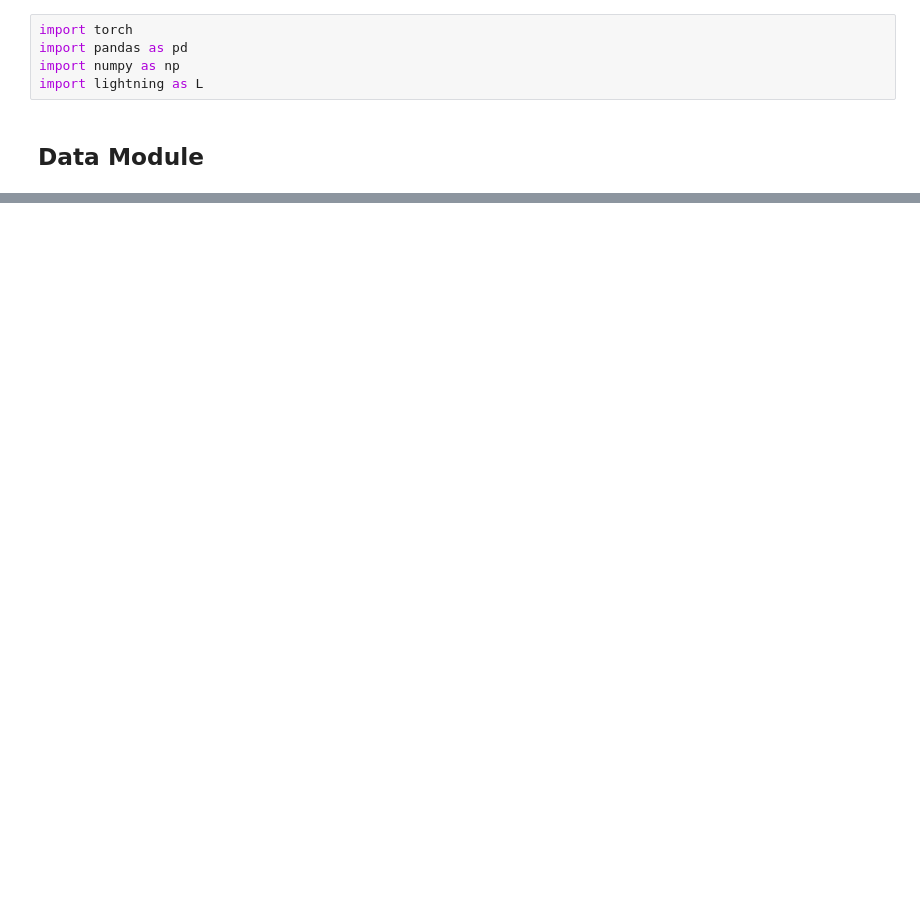
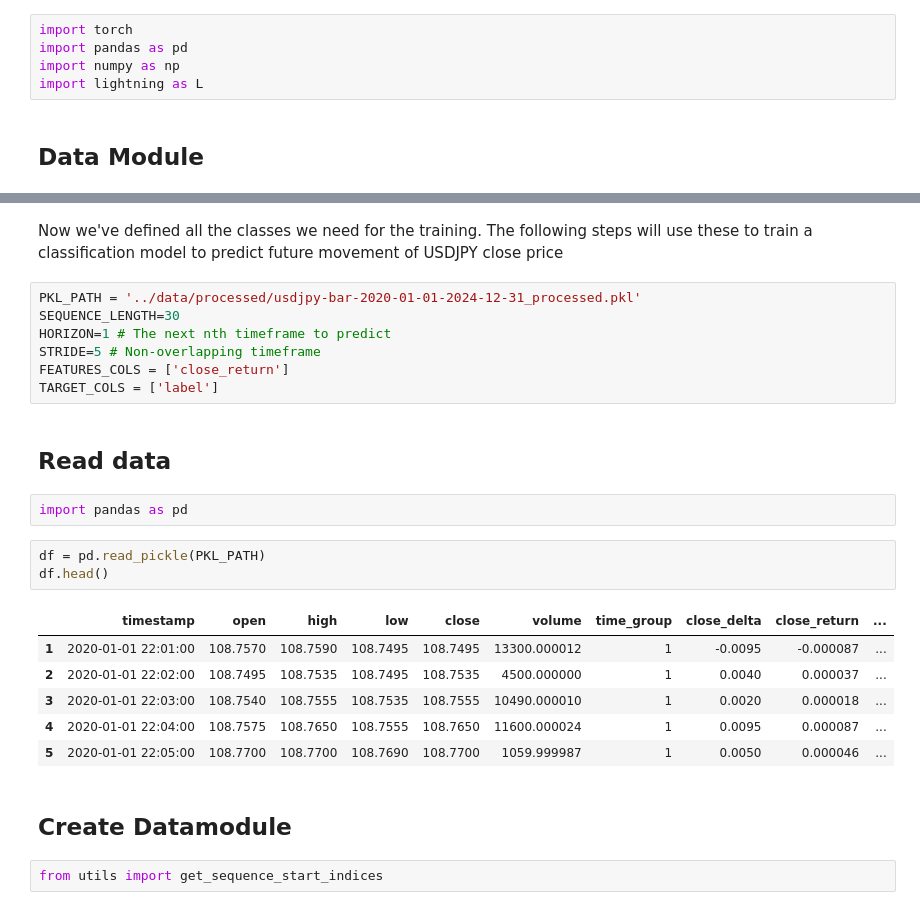
Before and after one commit to chillmelon/fxml, a Jupyter notebook: notebook/06_model_building.ipynb, the cells around one changed output, grey strips where cells are left out. Drawn from its saved outputs; the diff is of its cells as text; blank space fills up the shorter version.

```diff
--- a/notebook/06_model_building.ipynb
+++ b/notebook/06_model_building.ipynb
@@ -110,0 +186,28 @@ ModuleNotFoundError: No module named 'dataset'
+# %% [markdown]
+Now we've defined all the classes we need for the training.
+The following steps will use these to train a classification model to predict future movement of USDJPY close price
+# %%
+PKL_PATH = '../data/processed/usdjpy-bar-2020-01-01-2024-12-31_processed.pkl'
+SEQUENCE_LENGTH=30
+HORIZON=1 # The next nth timeframe to predict
+STRIDE=5 # Non-overlapping timeframe
+FEATURES_COLS = ['close_return']
+TARGET_COLS = ['label']
+# %% [markdown]
+## Read data
+# %%
+import pandas as pd
+# %%
+df = pd.read_pickle(PKL_PATH)
+df.head()
+# %% [output]
+|  | timestamp | open | high | low | close | volume | time_group | close_delta | close_return | ... |
+| 1 | 2020-01-01 22:01:00 | 108.7570 | 108.7590 | 108.7495 | 108.7495 | 13300.000012 | 1 | -0.0095 | -0.000087 | ... |
+| 2 | 2020-01-01 22:02:00 | 108.7495 | 108.7535 | 108.7495 | 108.7535 | 4500.000000 | 1 | 0.0040 | 0.000037 | ... |
+| 3 | 2020-01-01 22:03:00 | 108.7540 | 108.7555 | 108.7535 | 108.7555 | 10490.000010 | 1 | 0.0020 | 0.000018 | ... |
+| 4 | 2020-01-01 22:04:00 | 108.7575 | 108.7650 | 108.7555 | 108.7650 | 11600.000024 | 1 | 0.0095 | 0.000087 | ... |
+| 5 | 2020-01-01 22:05:00 | 108.7700 | 108.7700 | 108.7690 | 108.7700 | 1059.999987 | 1 | 0.0050 | 0.000046 | ... |
+# %% [markdown]
+## Create Datamodule
+# %%
+from utils import get_sequence_start_indices
```
Also changed, not shown: parts of 20 cells of this notebook, 12 other files.
